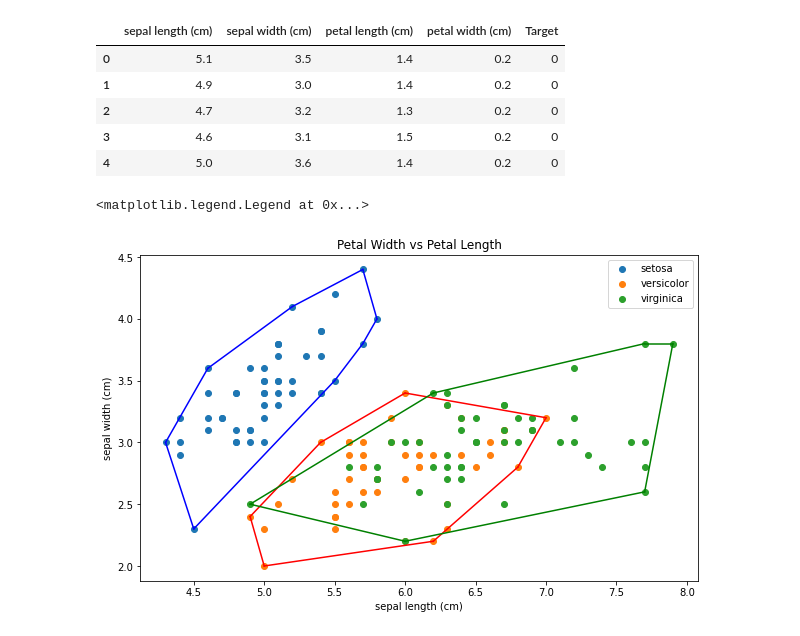
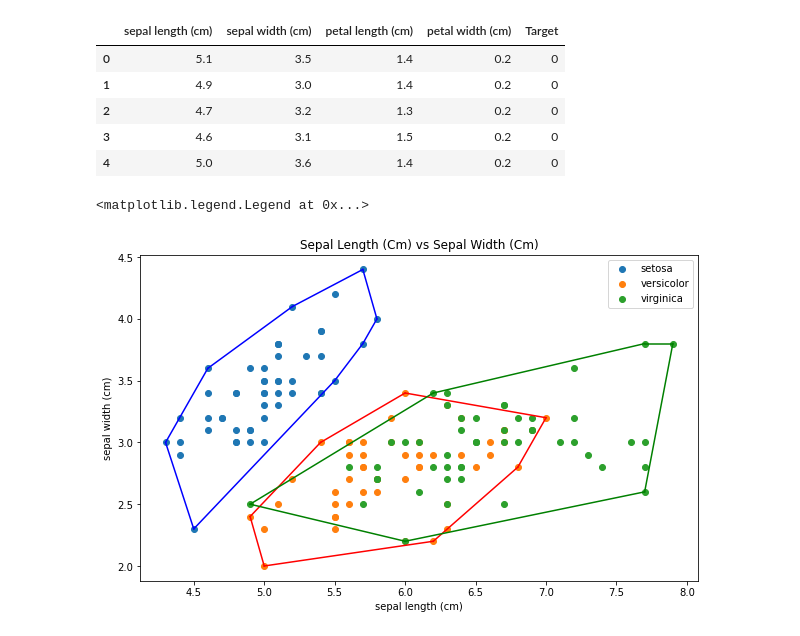
Before and after one commit to FelineJTD/ConvexHull-Library, a Jupyter notebook: main.ipynb, the cells around one changed output. Drawn from its saved outputs; the diff is of its cells as text; code cells hidden in the pictures.

```diff
--- a/main.ipynb
+++ b/main.ipynb
@@ -20,22 +20,21 @@ df.head()
 # %%
 import matplotlib.pyplot as plt
 from secondTry import convexHull
-#from scipy.spatial import ConvexHull
 
 plt.figure(figsize = (10, 6))
 colors = ['b','r','g']
-plt.title('Petal Width vs Petal Length')
+plt.title(f'{data.feature_names[0].title()} vs {data.feature_names[1].title()}')
 plt.xlabel(data.feature_names[0])
 plt.ylabel(data.feature_names[1])
 for i in range(len(data.target_names)):
   bucket = df[df['Target'] == i]
   bucket = bucket.iloc[:,[0,1]].values
   hull = convexHull(bucket) #hasil implementasi convexHull
   #ConvexHull Divide & Conquer
   plt.scatter(bucket[:, 0], bucket[:, 1], label=data.target_names[i])
   for x in range (len(hull)-1):
     plt.plot(bucket[[hull[x], hull[x+1]], 0], bucket[[hull[x], hull[x+1]], 1], colors[i])
 plt.legend()
 # %% [output]
 <matplotlib.legend.Legend at 0x...>
-[figure, old version]
+[figure, new version]
```
